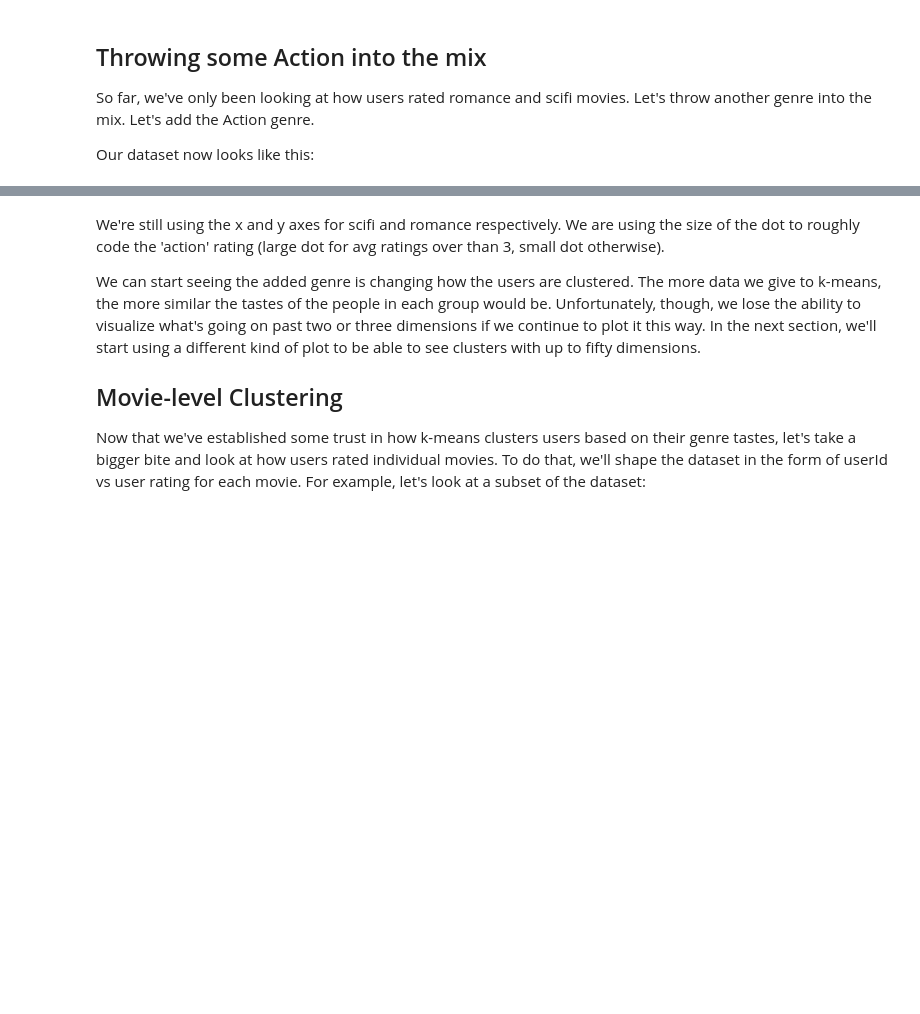
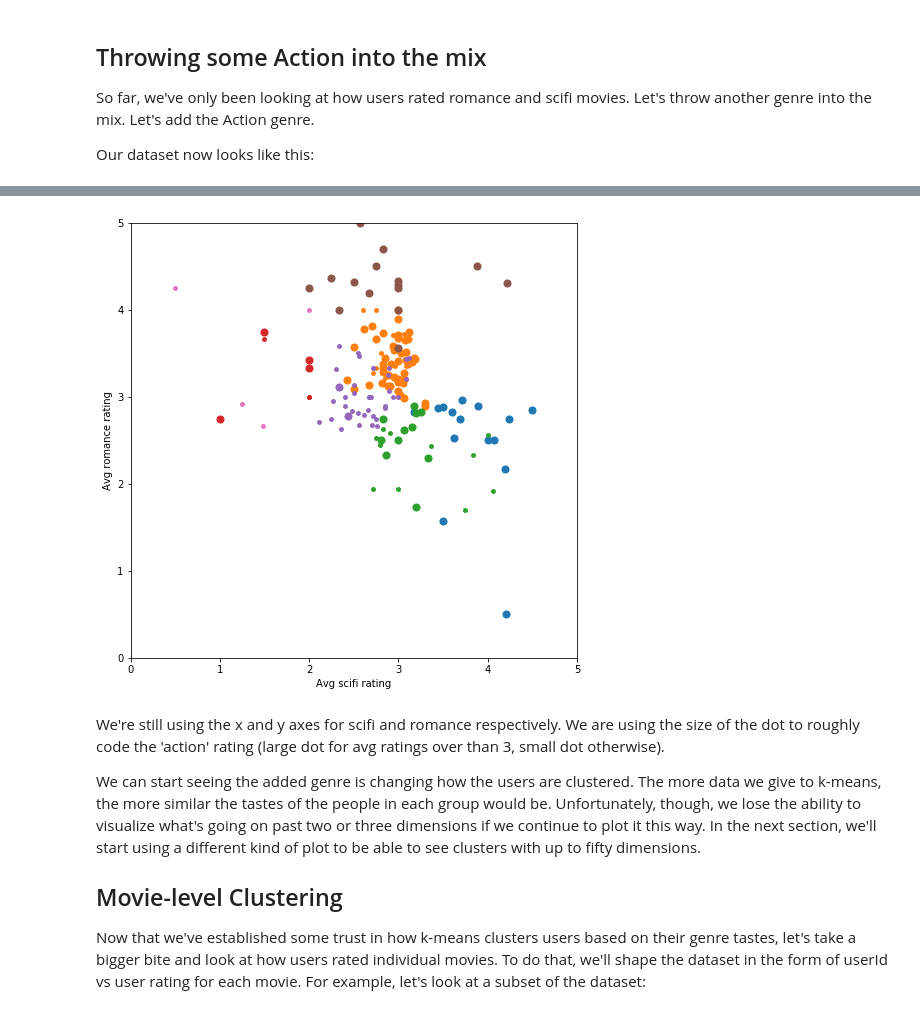
Before and after one commit to dioguima/machine-learning-exercises, a Jupyter notebook: clustering/movie_recomendation/k-means Clustering of Movie Ratings.ipynb, the cells around one changed output, grey strips where cells are left out. Cells and saved outputs as stored; diff of their text form; code cells hidden in the pictures; blank space fills up the shorter version.

```diff
--- a/clustering/movie_recomendation/k-means Clustering of Movie Ratings.ipynb
+++ b/clustering/movie_recomendation/k-means Clustering of Movie Ratings.ipynb
@@ -230,13 +276,15 @@ X_with_action = biased_dataset_3_genres[['avg_scifi_rating',
                                          'avg_action_rating']].values
 # %%
 # TODO: Create an instance of KMeans to find seven clusters
-kmeans_5 =
+kmeans_5 = KMeans(n_clusters=7)
 
 # TODO: use fit_predict to cluster the dataset
-predictions_5 =
+predictions_5 = kmeans_5.fit_predict(X_with_action)
 
 # plot
 helper.draw_clusters_3d(biased_dataset_3_genres, predictions_5)
+# %% [output]
+[figure, added]
 # %% [markdown]
 We're still using the x and y axes for scifi and romance respectively. We are using the size of the dot to roughly code the 'action' rating (large dot for avg ratings over than 3, small dot otherwise).
 
```
Also changed, not shown: parts of 7 cells of this notebook, 3 other files.
